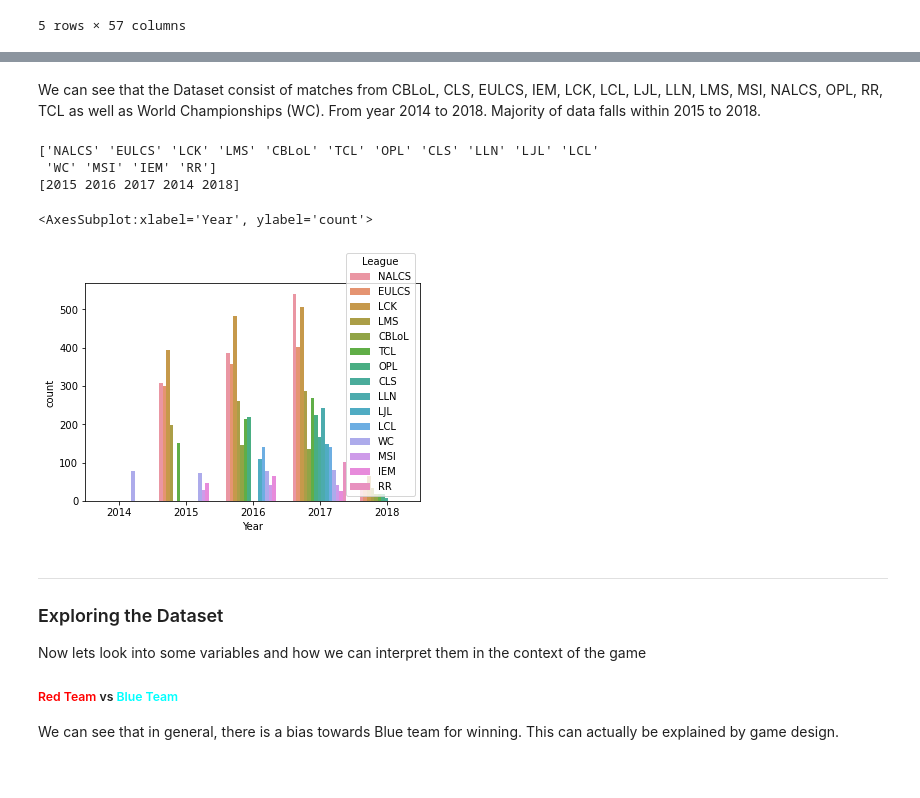
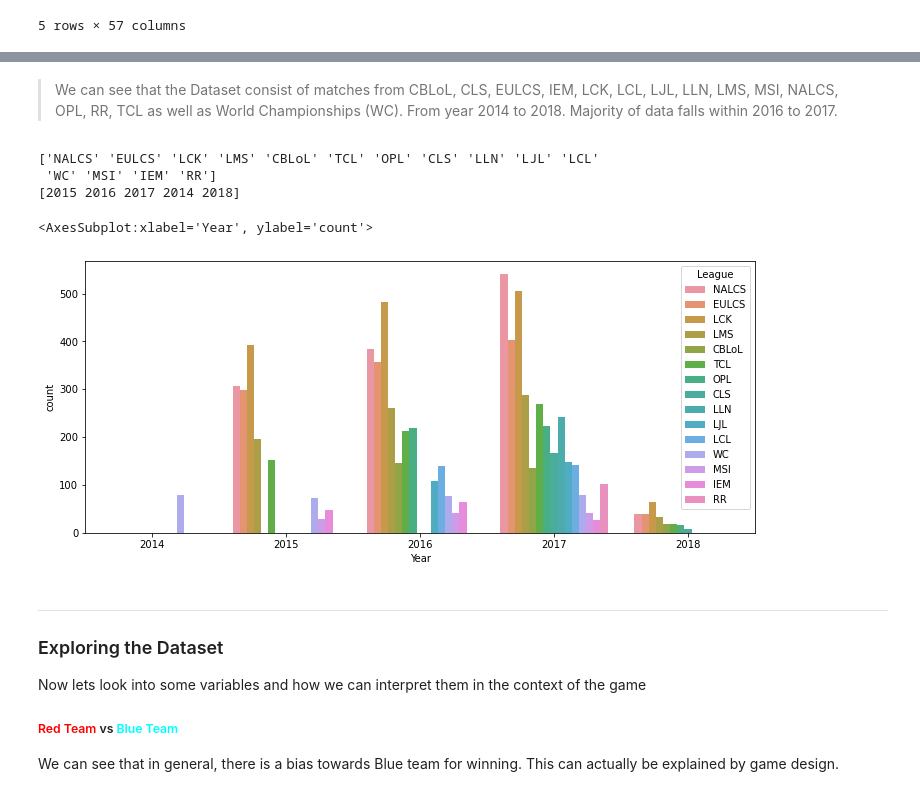
Before and after one commit to oscarqjh/NTU_SC1015_Project, a Jupyter notebook: EDA.ipynb, the cells around one changed output, grey strips where cells are left out. Cells and saved outputs as stored; diff of their text form; code cells hidden in the pictures.

```diff
--- a/EDA.ipynb
+++ b/EDA.ipynb
@@ -125,20 +125,21 @@ Data columns (total 57 columns):
 dtypes: int64(4), object(53)
 memory usage: 3.3+ MB
 # %% [markdown]
-We can see that the Dataset consist of matches from CBLoL, CLS, EULCS, IEM, LCK, LCL, LJL, LLN, LMS, MSI, NALCS, OPL, RR, TCL as well as World Championships (WC). From year 2014 to 2018. Majority of data falls within 2015 to 2018.
+> We can see that the Dataset consist of matches from CBLoL, CLS, EULCS, IEM, LCK, LCL, LJL, LLN, LMS, MSI, NALCS, OPL, RR, TCL as well as World Championships (WC). From year 2014 to 2018. Majority of data falls within 2016 to 2017.
 # %%
+f = plt.figure(figsize=(12,5))
 df = pd.DataFrame(league_data[["League", "Year"]])
 print(df["League"].unique())
 print(df["Year"].unique())
 
 # count plot
 sns.countplot(data=league_data, x='Year', hue='League')
 # %% [output]
 ['NALCS' 'EULCS' 'LCK' 'LMS' 'CBLoL' 'TCL' 'OPL' 'CLS' 'LLN' 'LJL' 'LCL'
  'WC' 'MSI' 'IEM' 'RR']
 [2015 2016 2017 2014 2018]
 <AxesSubplot:xlabel='Year', ylabel='count'>
-[figure, old version]
+[figure, new version]
 # %% [markdown]
 ---
 ### Exploring the Dataset
```
Also changed, not shown: parts of 8 cells of this notebook.
